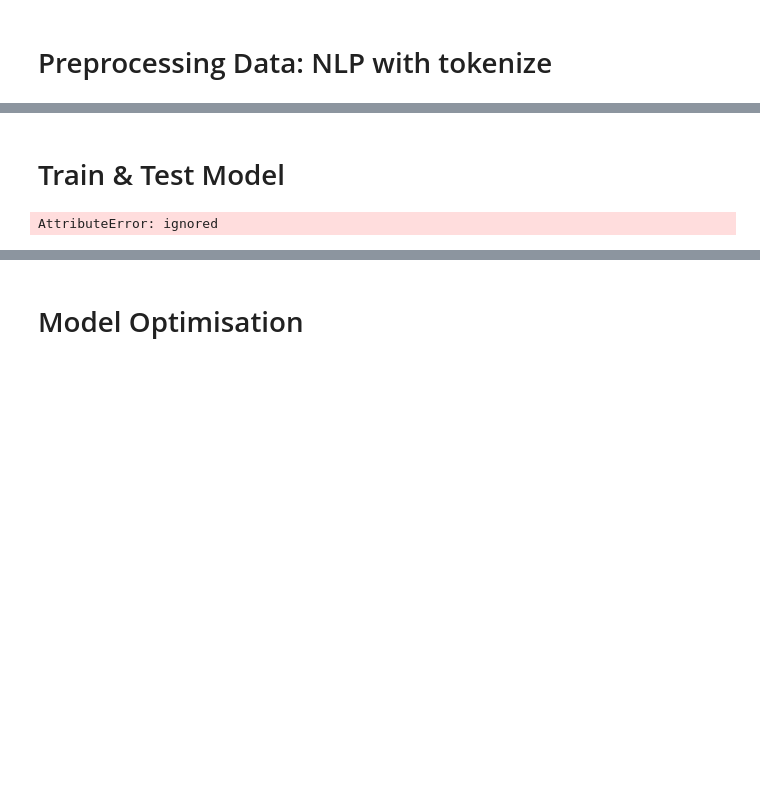
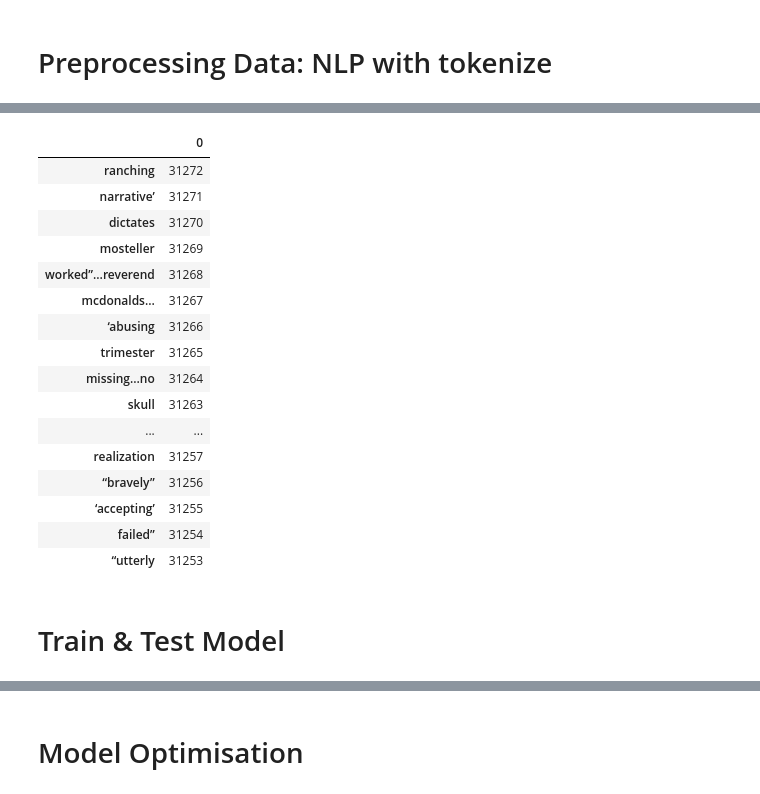
Before and after one commit to Shannon-Watts/fake_news_ML, a Jupyter notebook: fake_news.ipynb, the cells around one changed output, grey strips where cells are left out. Cells and saved outputs as stored; diff of their text form; code cells hidden in the pictures; blank space fills up the shorter version.

```diff
--- a/fake_news.ipynb
+++ b/fake_news.ipynb
@@ -215,28 +192,9 @@ None
 # %%
-tokenizer = Tokenizer(filters='!"#$%&()*+,-./:;<=>?@[\\]^_`{|}~\t\n', lower=True, split=' ')
+# Tokenization
+tokenizer = Tokenizer(filters='!""#$%&()*+,-./:;<=>?@[\\]^_`{|}~\t\n1234567890...', lower=True, split=' ')
 tokenizer.fit_on_texts(real_or_fake_df['title'])
 
 def prep_text(texts, tokenizer):
     # Turns text into into padded sequences.
     text_sequences = tokenizer.texts_to_sequences(texts)
     return sequence.pad_sequences(text_sequences)
-
-
-text_train_test = prep_text(real_or_fake_df['title'], tokenizer)
-
-y = real_or_fake_df['label']
-X = text_train_test
-
-# split into train and test
-X_train, X_test, y_train, y_test = train_test_split(X, y, test_size=0.3, random_state=42)
-
-# Classification Model: Naive Bayes Classifier
-# Multinomial Naive Bayes classifier has been used as the data is discrete
-nb_classifier = MultinomialNB()
-
-nb_classifier.fit(X_train, y_train)
-
-pred = nb_classifier.predict(X_test)
-
-score = accuracy_score(y_test, pred)
-print(score)
@@ -245,18 +200,0 @@ print(score)
-# %%
-# Cleaning Titles
-punctuation = re.sub(r'[^\w\s]', '', punctuation)
-stop_words = stopwords.words('english')
-#lower_title_tokens = title_tokens.lower()
-
-# Tokenize
-tokenizer = RegexpTokenizer(r'\w+')
-
-
-title = real_or_fake_df['title']
-title_tokenized = []
-for title in title:
-  title_tokens = tokenizer.tokenize(title)
-  title_tokenized.append(title_tokens)
-
-# Frequency list of words in titles
-freq_words = [len(title_tokens) for title_tokens in title_tokenized]
@@ -287,0 +203,2 @@ TypeError: ignored
+# %%
+word_index_df = pd.DataFrame.from_dict(word_index, orient='index')
@@ -288,2 +214,22 @@ TypeError: ignored
+# %%
+word_index_df.sort_values(0, ascending=False).head(20)
+# %% [output]
+|  | 0 |
+| ranching | 31272 |
+| narrative’ | 31271 |
+| dictates | 31270 |
+| mosteller | 31269 |
+| worked”…reverend | 31268 |
+| mcdonalds… | 31267 |
+| ‘abusing | 31266 |
+| trimester | 31265 |
+| missing…no | 31264 |
+| skull | 31263 |
+| ... | ... |
+| realization | 31257 |
+| “bravely” | 31256 |
+| ‘accepting’ | 31255 |
+| failed” | 31254 |
+| “utterly | 31253 |
 # %% [markdown]
 # Train & Test Model
@@ -294,11 +245,3 @@ X = text_train_test
 # %%
 # split into train and test
 X_train, X_test, y_train, y_test = train_test_split(X, y, test_size=0.3, random_state=42)
-# %%
-# count vector - how many times does each word appear in titles?
-# shan, go back and change count vc to TFIDF as it counts but also signifiers a higher importance of words
-count_vectorizer = CountVectorizer()
-count_train = count_vectorizer.fit_transform(X_train)
-count_test = count_vectorizer.transform(X_test)
-# %% [output]
-AttributeError: ignored
```
Also changed, not shown: parts of 19 cells of this notebook.
